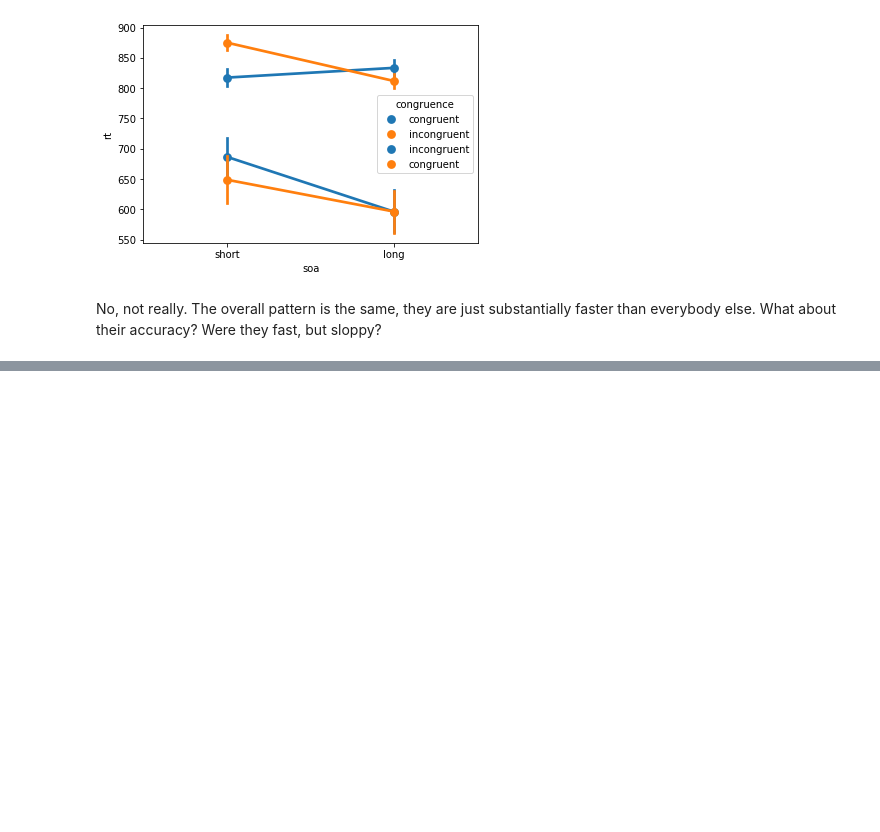
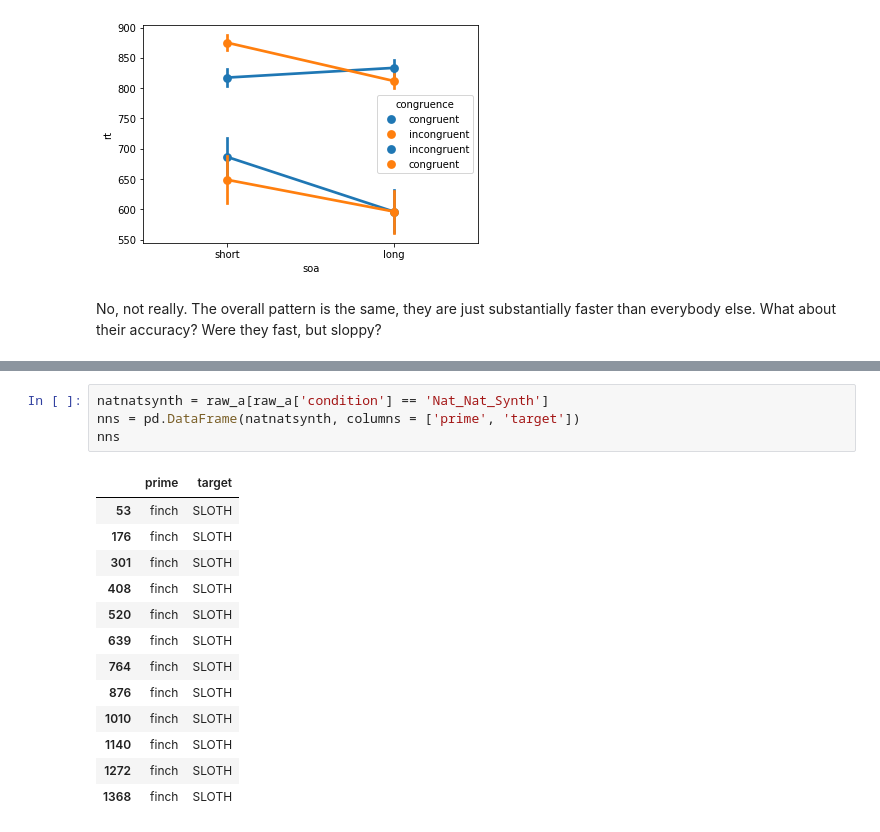
Before and after one commit to ethanweed/ExPsyLing, a Jupyter notebook: 2022/Notebooks/Labs_notebooks/Lab_10_Experiment_2.ipynb, the cells around one changed output, grey strips where cells are left out. Cells and saved outputs as stored; diff of their text form; blank space fills up the shorter version.

```diff
--- a/2022/Notebooks/Labs_notebooks/Lab_10_Experiment_2.ipynb
+++ b/2022/Notebooks/Labs_notebooks/Lab_10_Experiment_2.ipynb
@@ -112,0 +155,18 @@ No, not really. The overall pattern is the same, they are just substantially fas
+# %%
+natnatsynth = raw_a[raw_a['condition'] == 'Nat_Nat_Synth']
+nns = pd.DataFrame(natnatsynth, columns = ['prime', 'target'])
+nns
+# %% [output]
+|  | prime | target |
+| 53 | finch | SLOTH |
+| 176 | finch | SLOTH |
+| 301 | finch | SLOTH |
+| 408 | finch | SLOTH |
+| 520 | finch | SLOTH |
+| 639 | finch | SLOTH |
+| 764 | finch | SLOTH |
+| 876 | finch | SLOTH |
+| 1010 | finch | SLOTH |
+| 1140 | finch | SLOTH |
+| 1272 | finch | SLOTH |
+| 1368 | finch | SLOTH |
```
Also changed, not shown: parts of 14 cells of this notebook.
